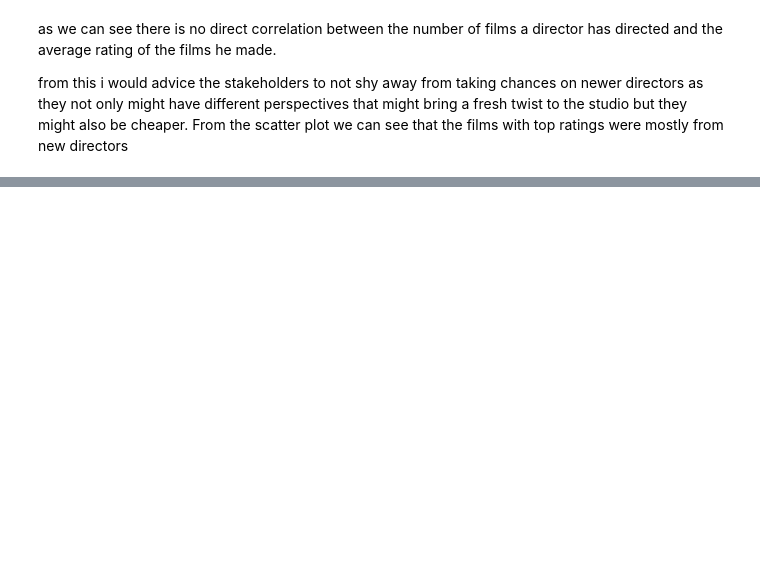
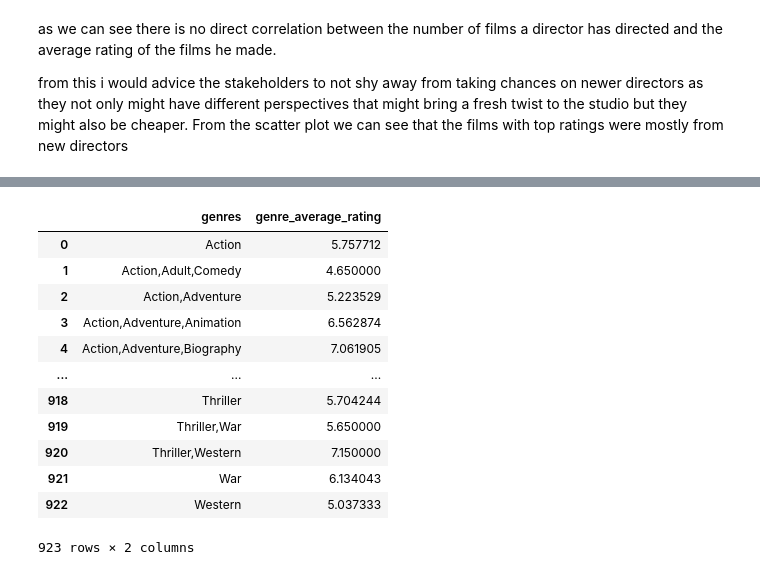
Before and after one commit to Sandrakiptumm/DSC-Phase-One-Project, a Jupyter notebook: student.ipynb, the cells around one changed output, grey strips where cells are left out. Saved outputs shown, nothing was run; the diff lists cells and outputs as text; code cells hidden in the pictures; blank space fills up the shorter version.

```diff
--- a/student.ipynb
+++ b/student.ipynb
@@ -828,0 +897,21 @@ from this i would advice the stakeholders to not shy away from taking chances on
+# %%
+#find the average rating per genre
+pd.read_sql("""
+SELECT genres, AVG(averagerating) AS genre_average_rating
+FROM rating_x_basics
+GROUP BY genres;
+""", conn)
+# %% [output]
+|  | genres | genre_average_rating |
+| 0 | Action | 5.757712 |
+| 1 | Action,Adult,Comedy | 4.650000 |
+| 2 | Action,Adventure | 5.223529 |
+| 3 | Action,Adventure,Animation | 6.562874 |
+| 4 | Action,Adventure,Biography | 7.061905 |
+| ... | ... | ... |
+| 918 | Thriller | 5.704244 |
+| 919 | Thriller,War | 5.650000 |
+| 920 | Thriller,Western | 7.150000 |
+| 921 | War | 6.134043 |
+| 922 | Western | 5.037333 |
+923 rows × 2 columns
```
Also changed, not shown: parts of 23 cells of this notebook.
